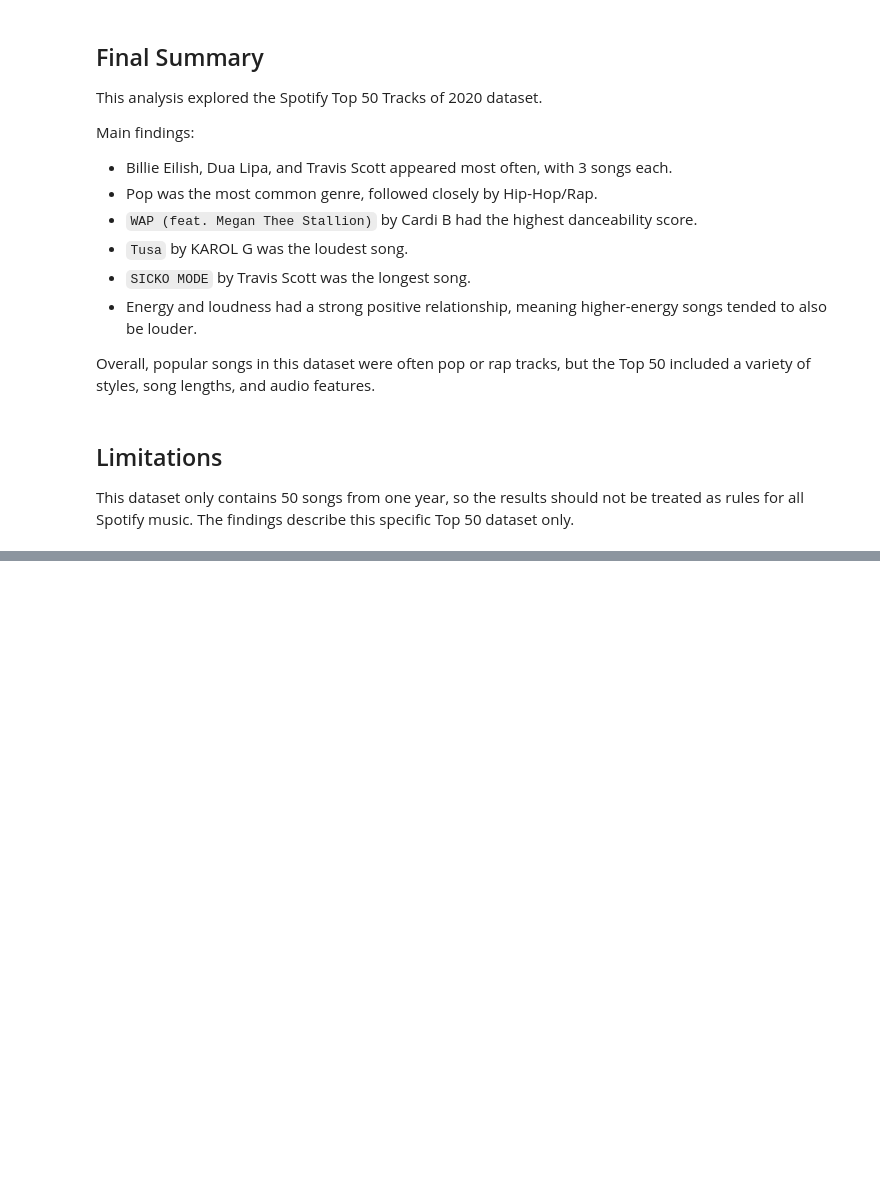
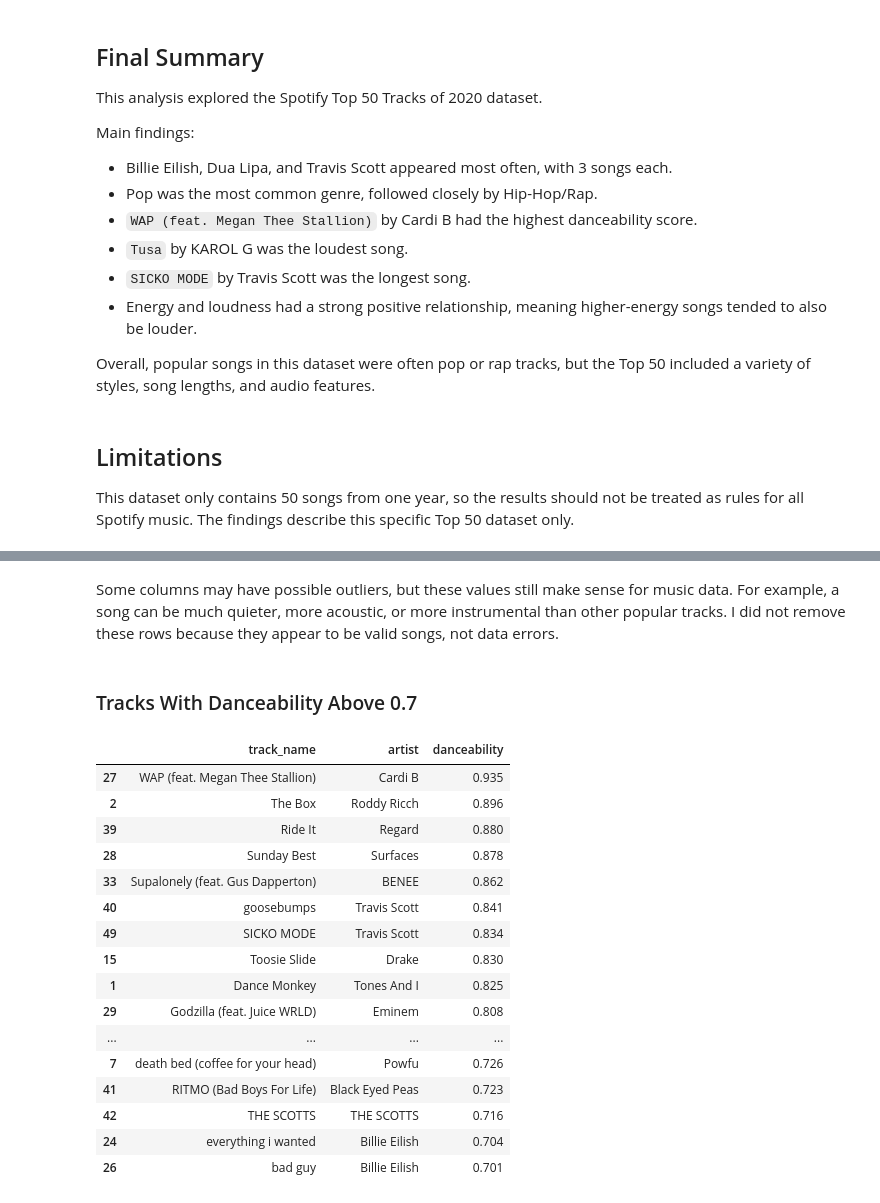
Before and after one commit to LubanaOrin/learn_code, a Jupyter notebook: tasks/Spotify Data Analysis/notebooks/spotify_top_50_eda.ipynb, the cells around one changed output, grey strips where cells are left out. Drawn from its saved outputs; the diff is of its cells as text; code cells hidden in the pictures; blank space fills up the shorter version.

```diff
--- a/tasks/Spotify Data Analysis/notebooks/spotify_top_50_eda.ipynb
+++ b/tasks/Spotify Data Analysis/notebooks/spotify_top_50_eda.ipynb
@@ -493,0 +554,25 @@ This dataset only contains 50 songs from one year, so the results should not be
+# %% [markdown]
+Some columns may have possible outliers, but these values still make sense for music data. For example, a song can be much quieter, more acoustic, or more instrumental than other popular tracks. I did not remove these rows because they appear to be valid songs, not data errors.
+# %% [markdown]
+### Tracks With Danceability Above 0.7
+# %%
+danceability_above_07 = df[df["danceability"] > 0.7][["track_name", "artist", "danceability"]].sort_values(by="danceability", ascending=False)
+danceability_above_07
+# %% [output]
+|  | track_name | artist | danceability |
+| 27 | WAP (feat. Megan Thee Stallion) | Cardi B | 0.935 |
+| 2 | The Box | Roddy Ricch | 0.896 |
+| 39 | Ride It | Regard | 0.880 |
+| 28 | Sunday Best | Surfaces | 0.878 |
+| 33 | Supalonely (feat. Gus Dapperton) | BENEE | 0.862 |
+| 40 | goosebumps | Travis Scott | 0.841 |
+| 49 | SICKO MODE | Travis Scott | 0.834 |
+| 15 | Toosie Slide | Drake | 0.830 |
+| 1 | Dance Monkey | Tones And I | 0.825 |
+| 29 | Godzilla (feat. Juice WRLD) | Eminem | 0.808 |
+| ... | ... | ... | ... |
+| 7 | death bed (coffee for your head) | Powfu | 0.726 |
+| 41 | RITMO (Bad Boys For Life) | Black Eyed Peas | 0.723 |
+| 42 | THE SCOTTS | THE SCOTTS | 0.716 |
+| 24 | everything i wanted | Billie Eilish | 0.704 |
+| 26 | bad guy | Billie Eilish | 0.701 |
```
Also changed, not shown: parts of 27 cells of this notebook, 1 other file.
